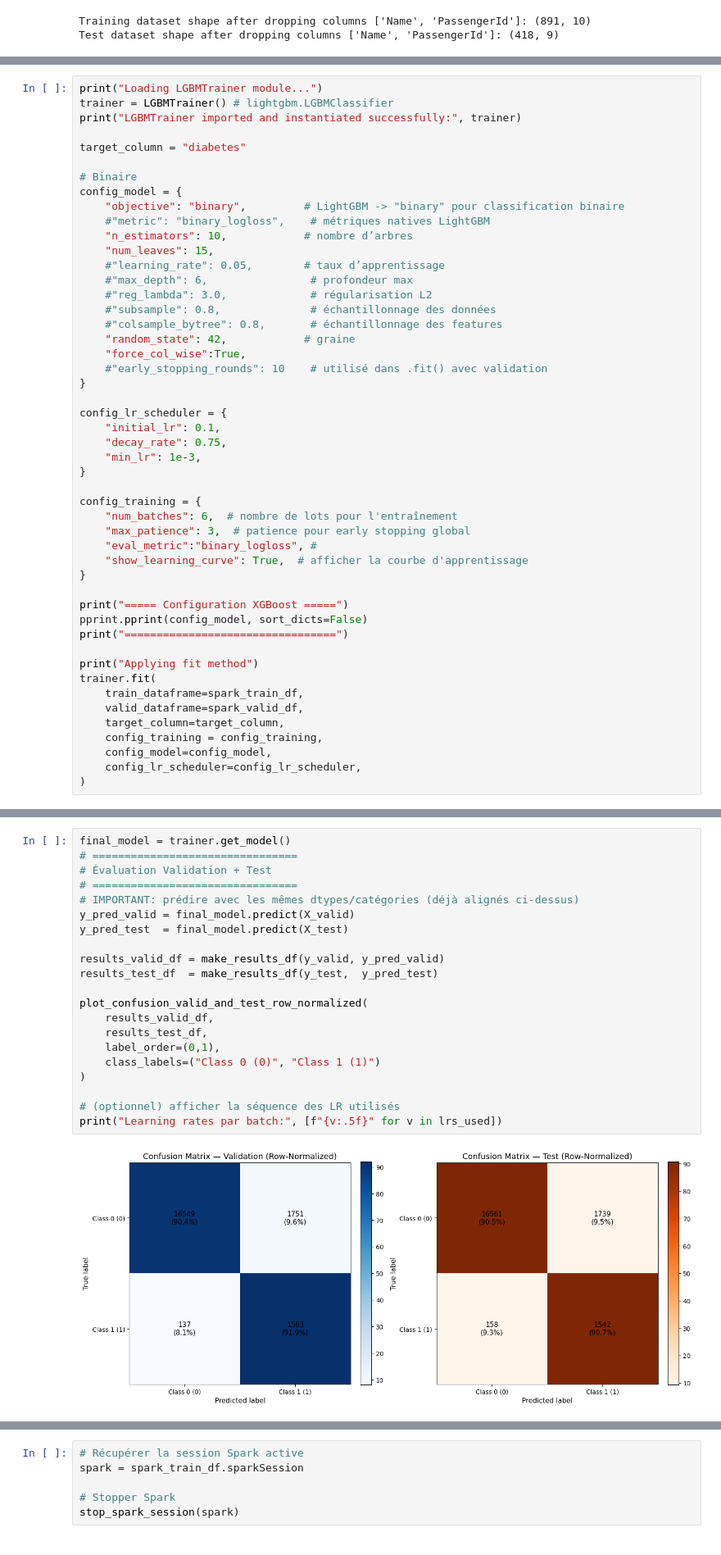
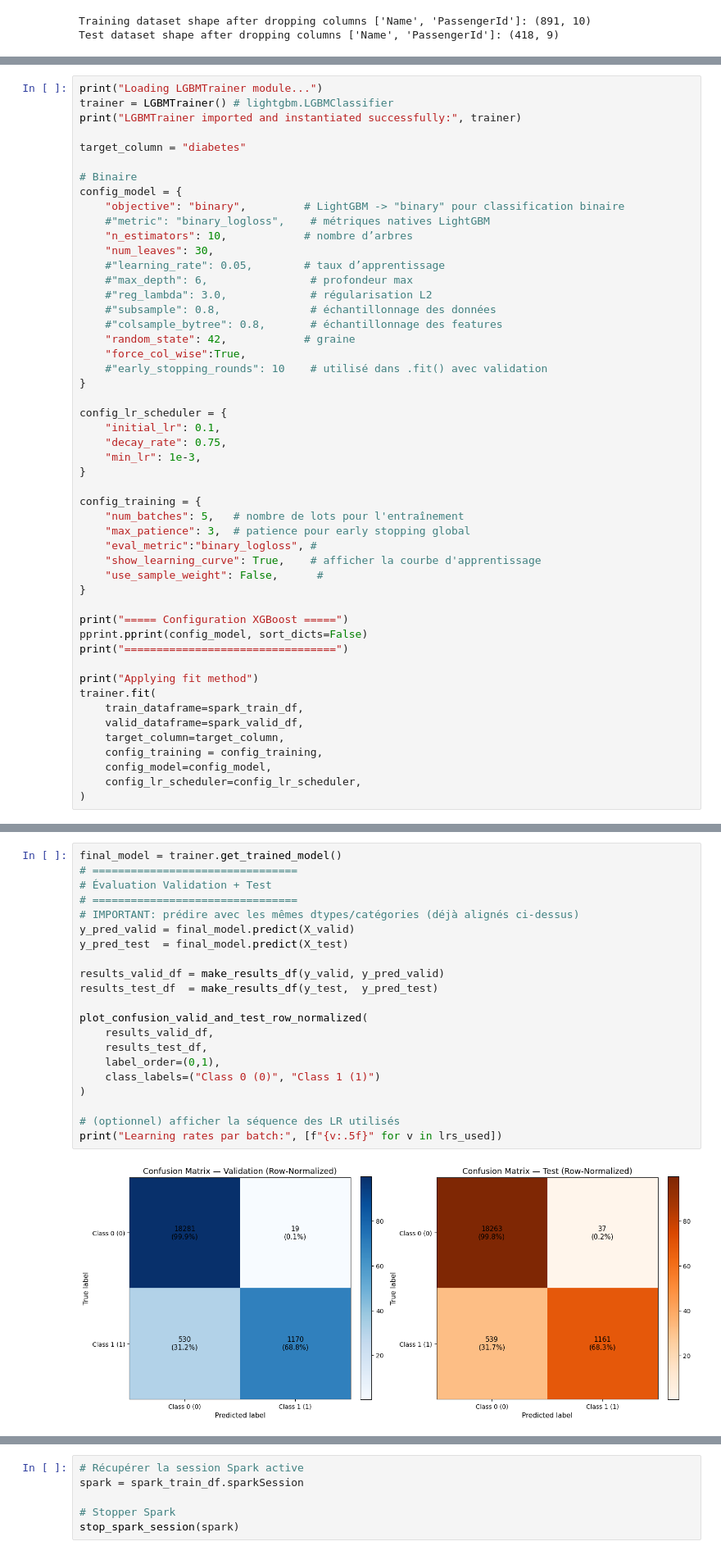
Before and after one commit to Manda404/batchtrainingbooster, a Jupyter notebook: notebooks/train-boosting-models.ipynb, the cells around one changed output, grey strips where cells are left out. Shown at 82% size. Cells and saved outputs as stored; diff of their text form.

```diff
--- a/notebooks/train-boosting-models.ipynb
+++ b/notebooks/train-boosting-models.ipynb
@@ -132,7 +140,7 @@ config_model = {
     "objective": "binary",         # LightGBM -> "binary" pour classification binaire
     #"metric": "binary_logloss",    # métriques natives LightGBM
     "n_estimators": 10,            # nombre d’arbres
-    "num_leaves": 15,
+    "num_leaves": 30,
     #"learning_rate": 0.05,        # taux d’apprentissage
     #"max_depth": 6,                # profondeur max
     #"reg_lambda": 3.0,             # régularisation L2
@@ -150,10 +158,11 @@ config_lr_scheduler = {
 }
 
 config_training = {
-    "num_batches": 6,  # nombre de lots pour l'entraînement
+    "num_batches": 5,   # nombre de lots pour l'entraînement
     "max_patience": 3,  # patience pour early stopping global
     "eval_metric":"binary_logloss", #
-    "show_learning_curve": True,  # afficher la courbe d'apprentissage
+    "show_learning_curve": True,    # afficher la courbe d'apprentissage
+    "use_sample_weight": False,      #
 }
 
 print("===== Configuration XGBoost =====")
@@ -270,26 +275,26 @@ Applying fit method
 # %%
-final_model = trainer.get_model()
+final_model = trainer.get_trained_model()
 # ================================
 # Évaluation Validation + Test
 # ================================
 # IMPORTANT: prédire avec les mêmes dtypes/catégories (déjà alignés ci-dessus)
 y_pred_valid = final_model.predict(X_valid)
 y_pred_test  = final_model.predict(X_test)
 
 results_valid_df = make_results_df(y_valid, y_pred_valid)
 results_test_df  = make_results_df(y_test,  y_pred_test)
 
 plot_confusion_valid_and_test_row_normalized(
     results_valid_df,
     results_test_df,
     label_order=(0,1),
     class_labels=("Class 0 (0)", "Class 1 (1)")
 )
 
 # (optionnel) afficher la séquence des LR utilisés
 print("Learning rates par batch:", [f"{v:.5f}" for v in lrs_used])
 # %% [output]
-[figure, old version]
+[figure, new version]
 Learning rates par batch: ['0.10000', '0.08500', '0.07225', '0.06141', '0.05220', '0.04437', '0.03771', '0.03206', '0.02725', '0.02316']
 # %%
 # Early stopping global
```
Also changed, not shown: parts of 4 cells of this notebook, 2 other files.
